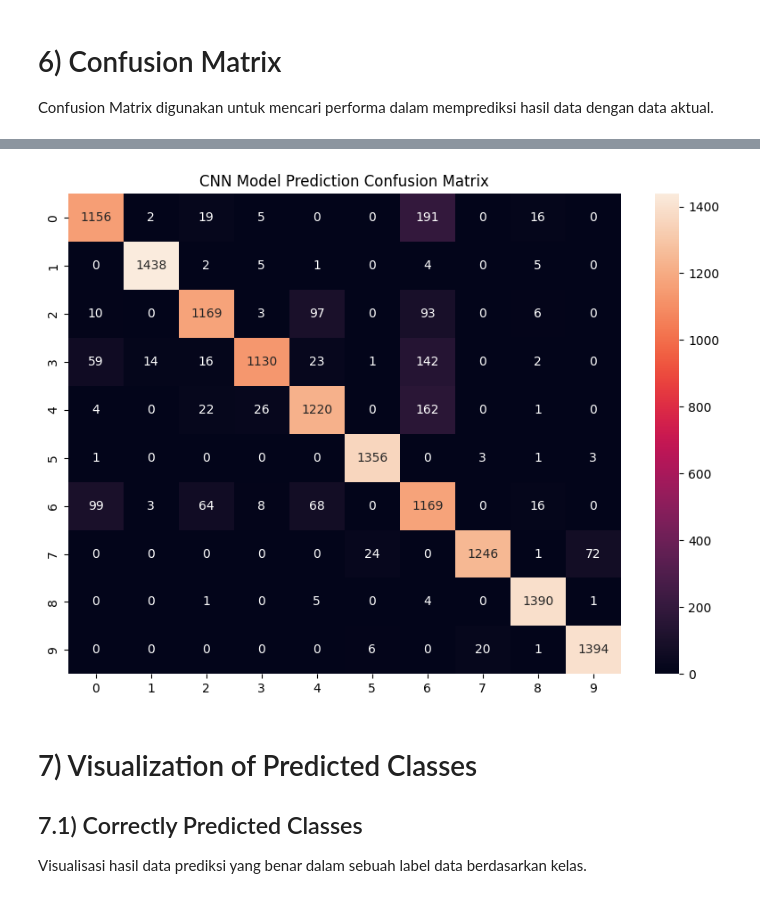
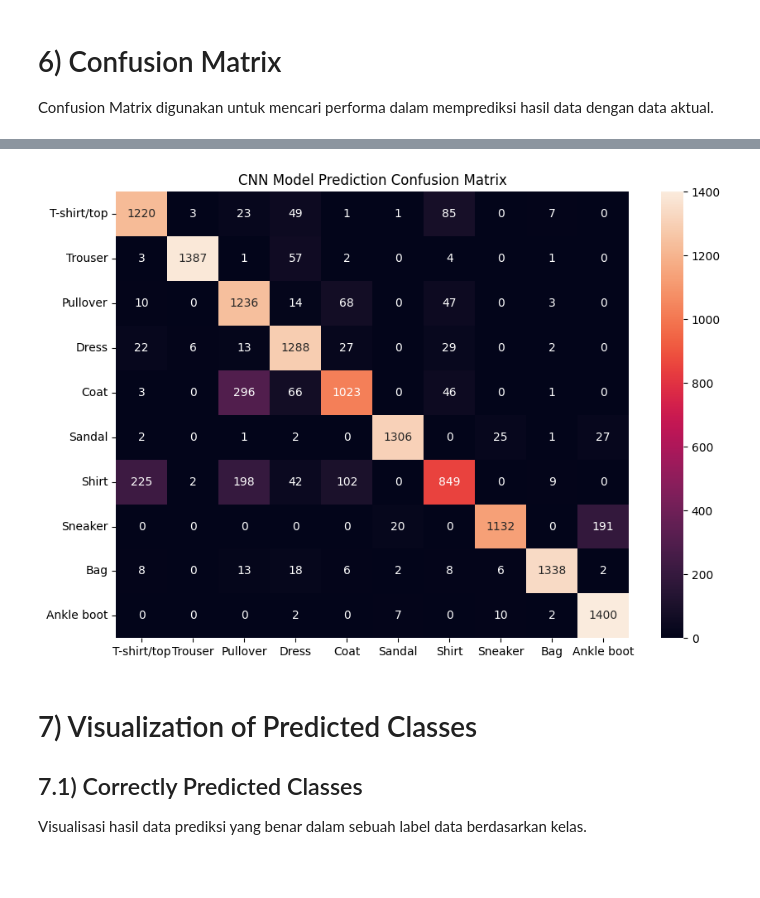
Before and after one commit to fendy07/FMNIST-DeepLearning, a Jupyter notebook: ML_01_FendyHendriyanto.ipynb, the cells around one changed output, grey strips where cells are left out. Cells and saved outputs as stored; diff of their text form; code cells hidden in the pictures; blank space fills up the shorter version.

```diff
--- a/ML_01_FendyHendriyanto.ipynb
+++ b/ML_01_FendyHendriyanto.ipynb
@@ -69,0 +34,3 @@ fmnist
+# %%
+fmnist = pd.read_csv('data\mnist.csv')
+fmnist
@@ -135,8 +143,8 @@ Data gambar diubah menjadi ukuran 28x28 pixel dengan cara `reshape` atau membent
 # %%
 # Reshape the Image
 x_n = 28
-x_train_pic = X_train.reshape((-1, x_n, x_n, 1))
-x_test_pic = X_test.reshape((-1, x_n, x_n, 1))
+x_train_pic = X_train[:, 1:].reshape((-1, x_n, x_n, 1))
+x_test_pic = X_test[:, 1:].reshape((-1, x_n, x_n, 1))
 print(x_train_pic.shape, x_test_pic.shape)
 # %% [output]
 (56000, 28, 28, 1) (14000, 28, 28, 1)
@@ -266,7 +276,7 @@ datagen.fit(x_train_pic)
 Membuat pemasangan model sesuai batch_size dan epoch yang dipilih.
 # %%
 # Fitting the Model
-BATCH_SIZE = 512
+BATCH_SIZE = 128
 EPOCHS = 50
 # %%
 # Fit the Model data
@@ -361,7 +371,7 @@ Y_true = np.argmax(y_test, axis = 1)
 cm = confusion_matrix(Y_true, Y_pred_classes)
 
 plt.figure(figsize=(10, 7))
-sns.heatmap(cm, annot=True, fmt='d')
+sns.heatmap(cm, annot=True, fmt='d', xticklabels=class_names, yticklabels=class_names)
 plt.title("CNN Model Prediction Confusion Matrix")
 plt.show()
 # %% [output]
@@ -369,4 +379,4 @@ plt.show()
-[figure, old version]
+[figure, new version]
 # %% [markdown]
 # 7) Visualization of Predicted Classes
 ## 7.1) Correctly Predicted Classes
```
Also changed, not shown: parts of 46 cells of this notebook, 6 other files.
